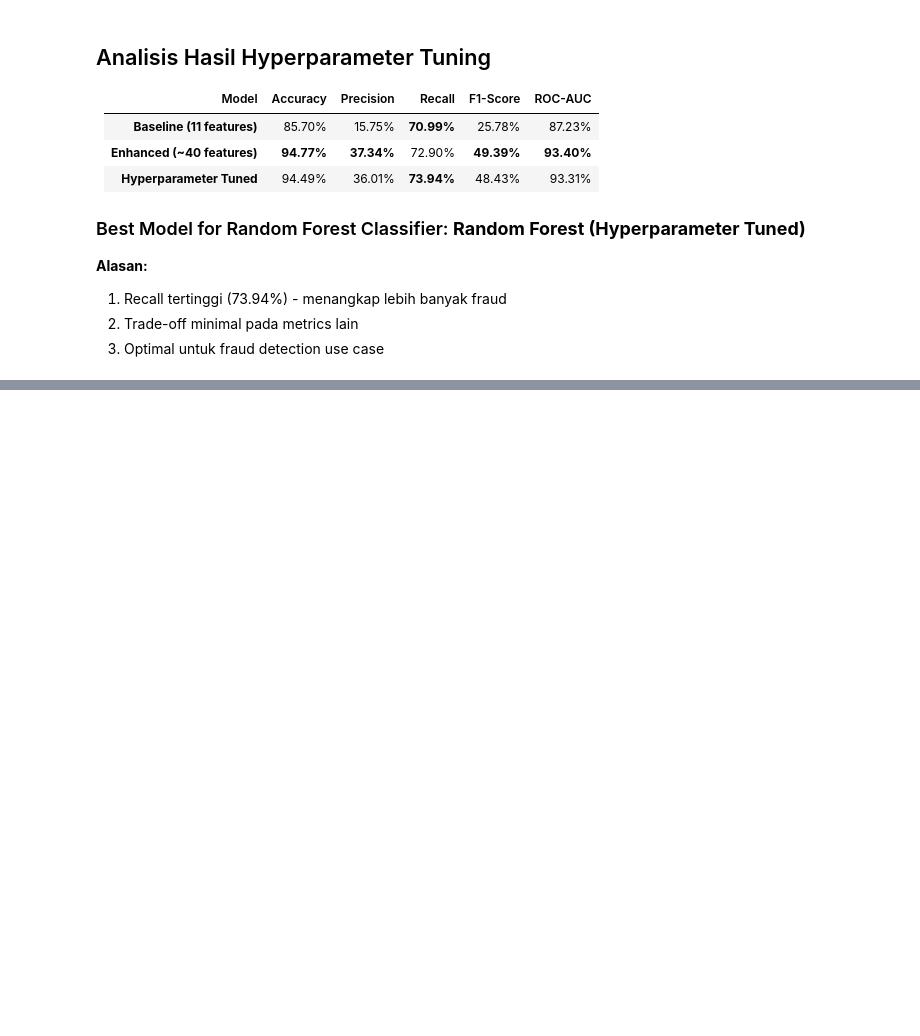
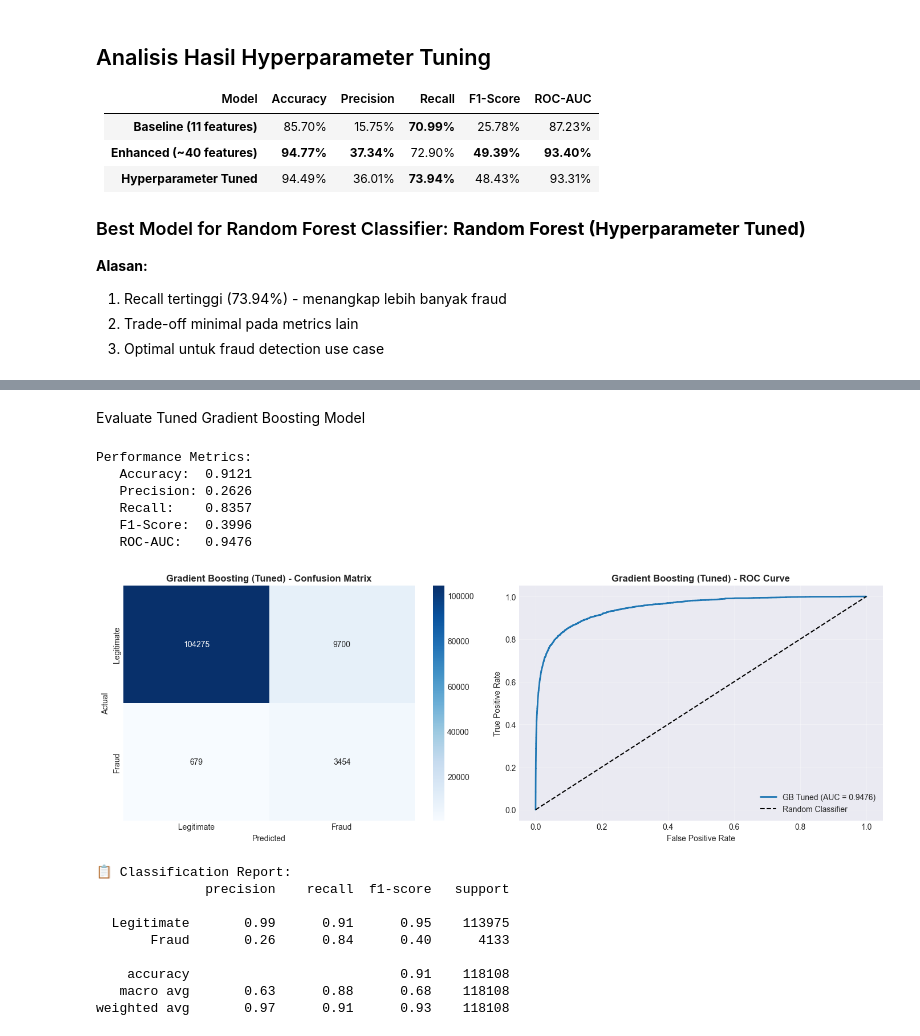
Before and after one commit to mrafiasyifaa/Midterm-Machine-Learning-2025, a Jupyter notebook: midterm_transaction_data.ipynb, the cells around one changed output, grey strips where cells are left out. Drawn from its saved outputs; the diff is of its cells as text; code cells hidden in the pictures; blank space fills up the shorter version.

```diff
--- a/midterm_transaction_data.ipynb
+++ b/midterm_transaction_data.ipynb
@@ -1289,0 +1528,76 @@ Top 10 Parameter Combinations (by Recall):
+# %% [markdown]
+Evaluate Tuned Gradient Boosting Model
+# %%
+# Evaluate the tuned model with full metrics and visualizations
+y_pred_gb_tuned = gb_tuned.predict(X_test_enh_scaled)
+y_pred_proba_gb_tuned = gb_tuned.predict_proba(X_test_enh_scaled)[:, 1]
+
+# Calculate metrics
+accuracy_gb_tuned = accuracy_score(y_test_enh, y_pred_gb_tuned)
+precision_gb_tuned = precision_score(y_test_enh, y_pred_gb_tuned)
+recall_gb_tuned = recall_score(y_test_enh, y_pred_gb_tuned)
+f1_gb_tuned = f1_score(y_test_enh, y_pred_gb_tuned)
+roc_auc_gb_tuned = roc_auc_score(y_test_enh, y_pred_proba_gb_tuned)
+
+gb_tuned_results = {
+    'model': 'Gradient Boosting (Hyperparameter Tuned)',
+    'accuracy': accuracy_gb_tuned,
+    'precision': precision_gb_tuned,
+    'recall': recall_gb_tuned,
+    'f1_score': f1_gb_tuned,
+    'roc_auc': roc_auc_gb_tuned
+}
+
+print(f"\nPerformance Metrics:")
+print(f"   Accuracy:  {accuracy_gb_tuned:.4f}")
+print(f"   Precision: {precision_gb_tuned:.4f}")
+print(f"   Recall:    {recall_gb_tuned:.4f}")
+print(f"   F1-Score:  {f1_gb_tuned:.4f}")
+print(f"   ROC-AUC:   {roc_auc_gb_tuned:.4f}")
+
+# Visualize
+fig, axes = plt.subplots(1, 2, figsize=(14, 5))
+
+# Confusion Matrix
+cm = confusion_matrix(y_test_enh, y_pred_gb_tuned)
+sns.heatmap(cm, annot=True, fmt='d', cmap='Blues', ax=axes[0],
+            xticklabels=['Legitimate', 'Fraud'],
+            yticklabels=['Legitimate', 'Fraud'])
+axes[0].set_title('Gradient Boosting (Tuned) - Confusion Matrix', fontweight='bold')
+axes[0].set_ylabel('Actual')
+axes[0].set_xlabel('Predicted')
+
+# ROC Curve
+fpr, tpr, _ = roc_curve(y_test_enh, y_pred_proba_gb_tuned)
+axes[1].plot(fpr, tpr, label=f'GB Tuned (AUC = {roc_auc_gb_tuned:.4f})', linewidth=2)
+axes[1].plot([0, 1], [0, 1], 'k--', label='Random Classifier')
+axes[1].set_xlabel('False Positive Rate')
+axes[1].set_ylabel('True Positive Rate')
+axes[1].set_title('Gradient Boosting (Tuned) - ROC Curve', fontweight='bold')
+axes[1].legend()
+axes[1].grid(alpha=0.3)
+
+plt.tight_layout()
+plt.show()
+
+# Classification Report
+from sklearn.metrics import classification_report
+print(f"\n📋 Classification Report:")
+print(classification_report(y_test_enh, y_pred_gb_tuned, target_names=['Legitimate', 'Fraud']))
+# %% [output]
+Performance Metrics:
+   Accuracy:  0.9121
+   Precision: 0.2626
+   Recall:    0.8357
+   F1-Score:  0.3996
+   ROC-AUC:   0.9476
+[figure, added]
+📋 Classification Report:
+              precision    recall  f1-score   support
+
+  Legitimate       0.99      0.91      0.95    113975
+       Fraud       0.26      0.84      0.40      4133
+
+    accuracy                           0.91    118108
+   macro avg       0.63      0.88      0.68    118108
+weighted avg       0.97      0.91      0.93    118108
```
Also changed, not shown: parts of 17 cells of this notebook.
